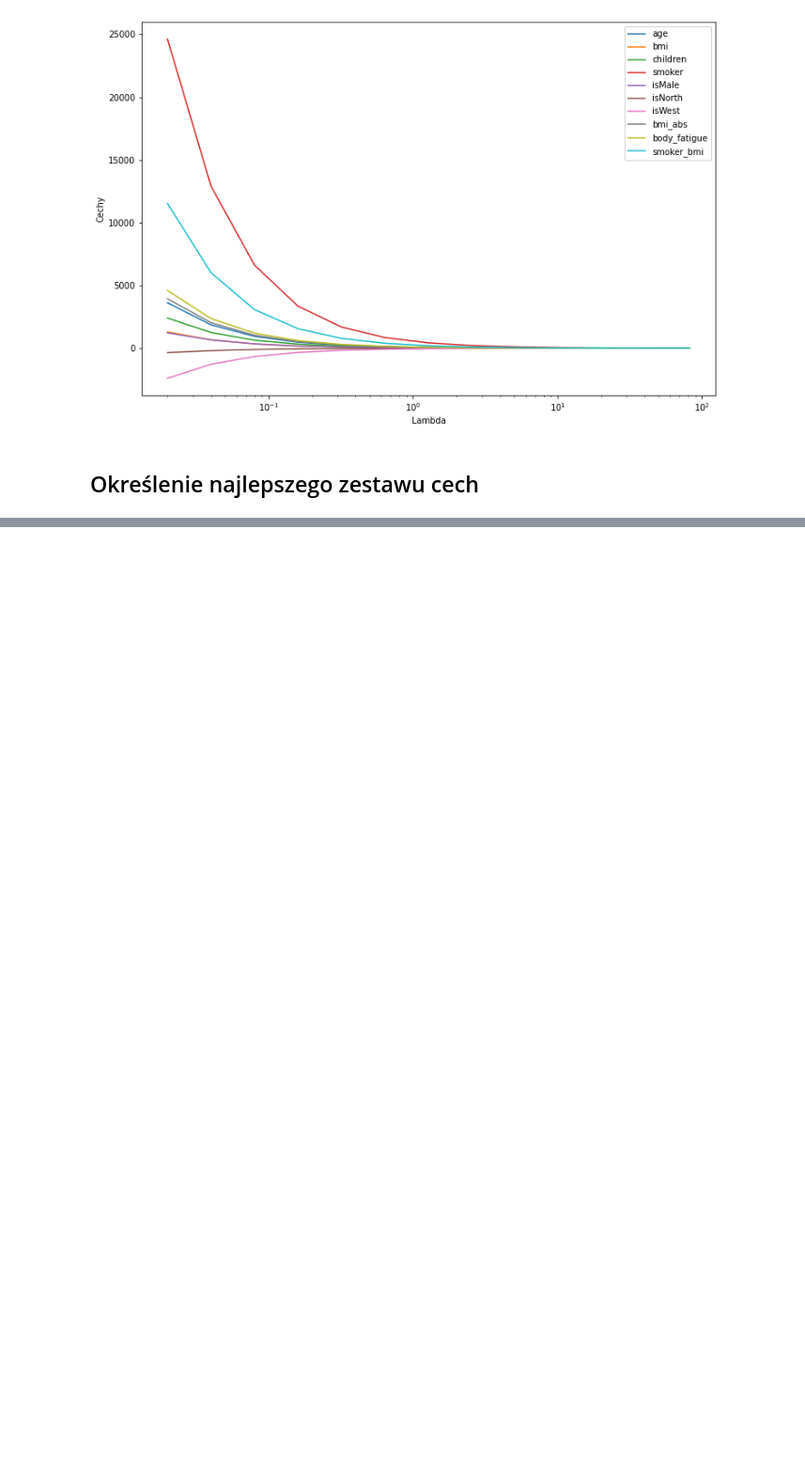
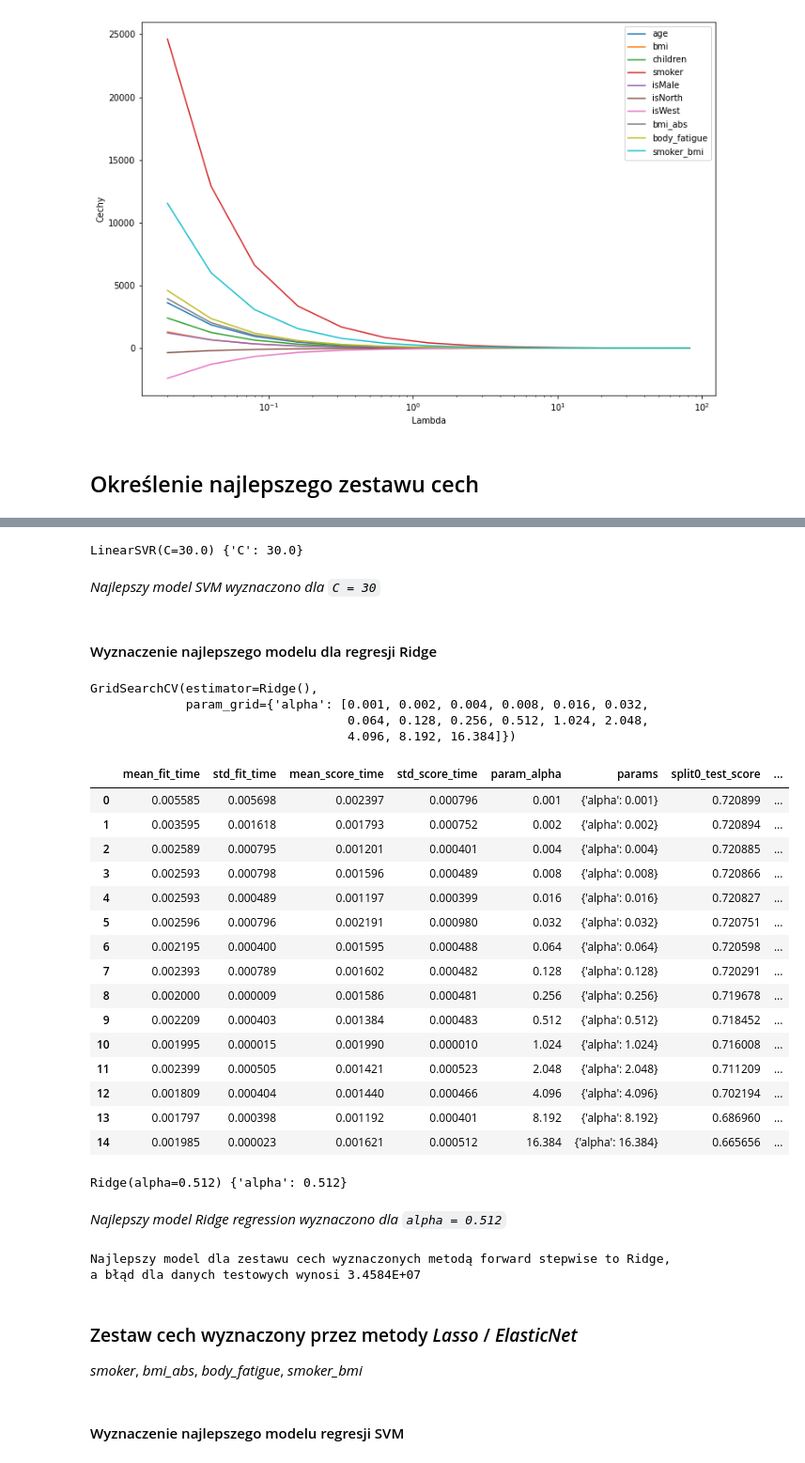
Before and after one commit to j-krolik/ZMUM-team, a Jupyter notebook: ZMUM - Projekt zespołowy.ipynb, the cells around one changed output, grey strips where cells are left out. Shown at 94% size. Drawn from its saved outputs; the diff is of its cells as text; code cells hidden in the pictures; blank space fills up the shorter version.

```diff
--- a/ZMUM - Projekt zespołowy.ipynb
+++ b/ZMUM - Projekt zespołowy.ipynb
@@ -681,0 +723,6 @@ Index(['smoker', 'bmi_abs', 'body_fatigue', 'smoker_bmi'], dtype='object')
+# %%
+model = svm.LinearSVR()
+parameters = {'C': [0.25, 0.5, 1.0, 2.0, 4.0, 10.0, 20.0, 30.0, 40.0, 50.0, 75.0, 100.0]}
+
+clf = GridSearchCV(model, parameters)
+clf.fit(ubez_train[final_features_forward_stepwise], koszty_train)
@@ -681,0 +749,69 @@ Index(['smoker', 'bmi_abs', 'body_fatigue', 'smoker_bmi'], dtype='object')
+# %%
+print(clf.best_estimator_, clf.best_params_)
+fwd_best_models.append({
+    "name": "SVM",
+    "model": clf.best_estimator_,
+    "test_error": mean_squared_error(koszty_test, clf.best_estimator_.predict(ubez_test[final_features_forward_stepwise]))
+})
+# %% [output]
+LinearSVR(C=30.0) {'C': 30.0}
+# %% [markdown]
+*Najlepszy model SVM wyznaczono dla `C = 30`*
+# %% [markdown]
+#### Wyznaczenie najlepszego modelu dla regresji Ridge
+# %%
+model = Ridge()
+parameters = {
+    'alpha': [0.001, 0.002, 0.004, 0.008, 0.016, 0.032, 0.064, 0.128, 0.256, 0.512, 1.024, 2.048, 4.096, 8.192, 16.384]
+}
+
+clf = GridSearchCV(model, parameters)
+clf.fit(ubez_train[final_features_forward_stepwise], koszty_train)
+# %% [output]
+GridSearchCV(estimator=Ridge(),
+             param_grid={'alpha': [0.001, 0.002, 0.004, 0.008, 0.016, 0.032,
+                                   0.064, 0.128, 0.256, 0.512, 1.024, 2.048,
+                                   4.096, 8.192, 16.384]})
+# %%
+pd.DataFrame(clf.cv_results_)
+# %% [output]
+|  | mean_fit_time | std_fit_time | mean_score_time | std_score_time | param_alpha | params | split0_test_score | ... |
+| 0 | 0.005585 | 0.005698 | 0.002397 | 0.000796 | 0.001 | {'alpha': 0.001} | 0.720899 | ... |
+| 1 | 0.003595 | 0.001618 | 0.001793 | 0.000752 | 0.002 | {'alpha': 0.002} | 0.720894 | ... |
+| 2 | 0.002589 | 0.000795 | 0.001201 | 0.000401 | 0.004 | {'alpha': 0.004} | 0.720885 | ... |
+| 3 | 0.002593 | 0.000798 | 0.001596 | 0.000489 | 0.008 | {'alpha': 0.008} | 0.720866 | ... |
+| 4 | 0.002593 | 0.000489 | 0.001197 | 0.000399 | 0.016 | {'alpha': 0.016} | 0.720827 | ... |
+| 5 | 0.002596 | 0.000796 | 0.002191 | 0.000980 | 0.032 | {'alpha': 0.032} | 0.720751 | ... |
+| 6 | 0.002195 | 0.000400 | 0.001595 | 0.000488 | 0.064 | {'alpha': 0.064} | 0.720598 | ... |
+| 7 | 0.002393 | 0.000789 | 0.001602 | 0.000482 | 0.128 | {'alpha': 0.128} | 0.720291 | ... |
+| 8 | 0.002000 | 0.000009 | 0.001586 | 0.000481 | 0.256 | {'alpha': 0.256} | 0.719678 | ... |
+| 9 | 0.002209 | 0.000403 | 0.001384 | 0.000483 | 0.512 | {'alpha': 0.512} | 0.718452 | ... |
+| 10 | 0.001995 | 0.000015 | 0.001990 | 0.000010 | 1.024 | {'alpha': 1.024} | 0.716008 | ... |
+| 11 | 0.002399 | 0.000505 | 0.001421 | 0.000523 | 2.048 | {'alpha': 2.048} | 0.711209 | ... |
+| 12 | 0.001809 | 0.000404 | 0.001440 | 0.000466 | 4.096 | {'alpha': 4.096} | 0.702194 | ... |
+| 13 | 0.001797 | 0.000398 | 0.001192 | 0.000401 | 8.192 | {'alpha': 8.192} | 0.686960 | ... |
+| 14 | 0.001985 | 0.000023 | 0.001621 | 0.000512 | 16.384 | {'alpha': 16.384} | 0.665656 | ... |
+# %%
+print(clf.best_estimator_, clf.best_params_)
+fwd_best_models.append({
+    "name": "Ridge",
+    "model": clf.best_estimator_,
+    "test_error": mean_squared_error(koszty_test, clf.best_estimator_.predict(ubez_test[final_features_forward_stepwise]))
+})
+# %% [output]
+Ridge(alpha=0.512) {'alpha': 0.512}
+# %% [markdown]
+*Najlepszy model Ridge regression wyznaczono dla `alpha = 0.512`*
+# %%
+fwd_best = None
+for _model in fwd_best_models:
+    if not fwd_best or fwd_best['test_error'] > _model['test_error']:
+        fwd_best = _model
+
+print(f"Najlepszy model dla zestawu cech wyznaczonych metodą forward stepwise to {fwd_best['name']}, \na błąd dla danych testowych wynosi {fwd_best['test_error']:0.4E}")
+# %% [output]
+Najlepszy model dla zestawu cech wyznaczonych metodą forward stepwise to Ridge,
+a błąd dla danych testowych wynosi 3.4584E+07
+# %% [markdown]
+### Zestaw cech wyznaczony przez metody *Lasso* / *ElasticNet*
+*smoker*, *bmi_abs*, *body_fatigue*, *smoker_bmi*
@@ -681,0 +820,2 @@ Index(['smoker', 'bmi_abs', 'body_fatigue', 'smoker_bmi'], dtype='object')
+# %% [markdown]
+#### Wyznaczenie najlepszego modelu regresji SVM
```
Also changed, not shown: parts of 36 cells of this notebook.
